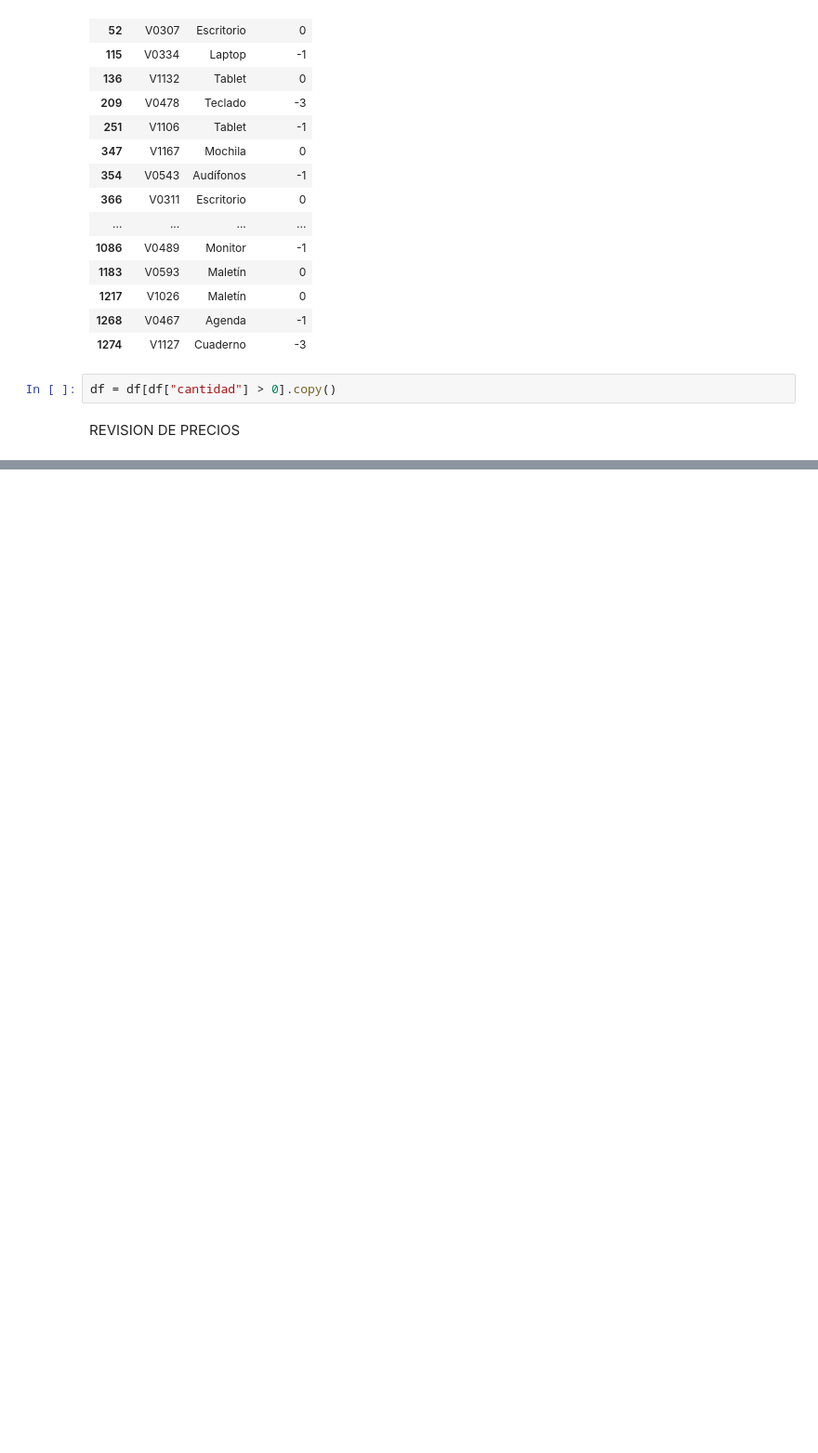
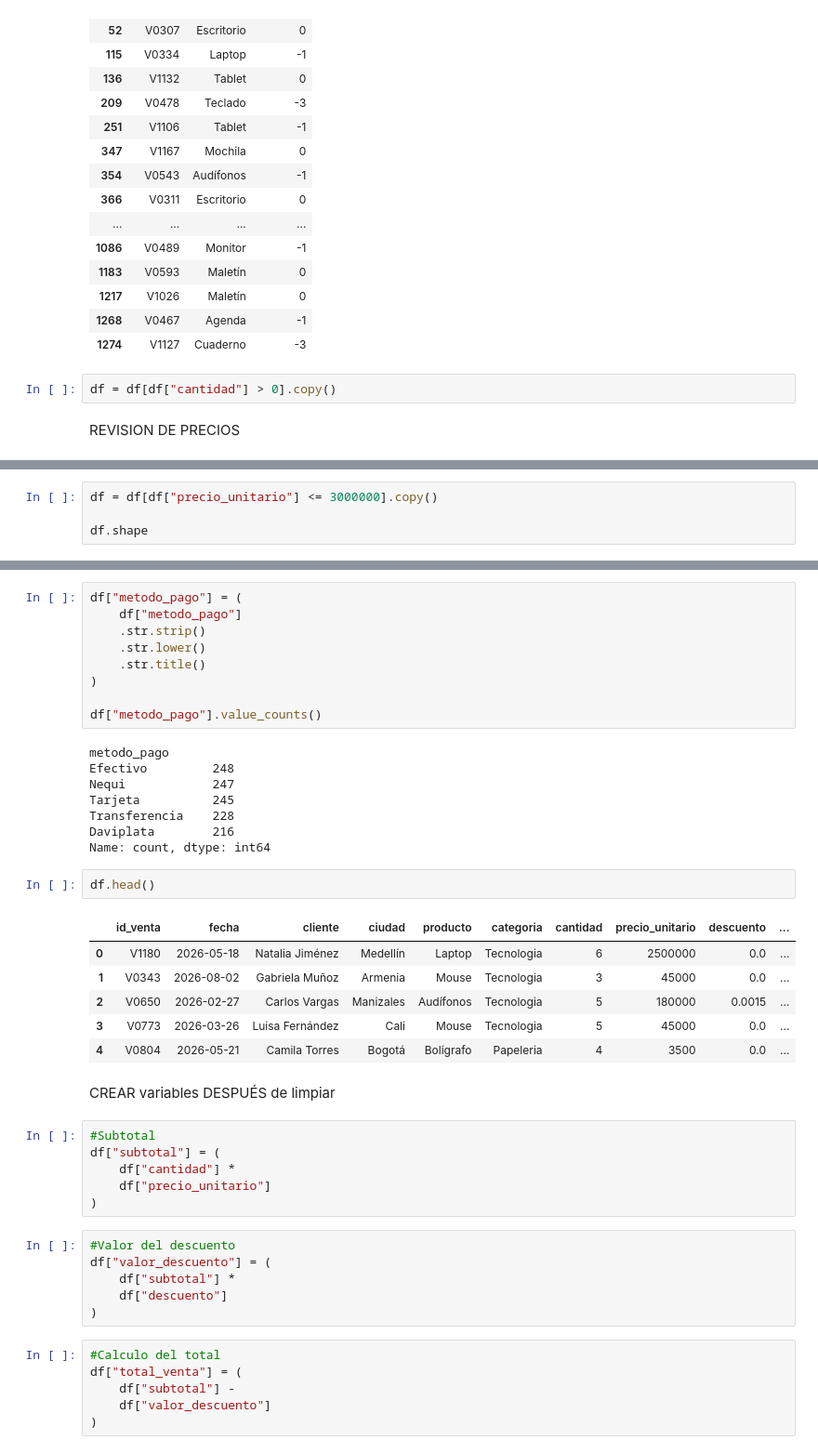
Before and after one commit to maria-romerol/Entregables-BIT-MariaRomero, a Jupyter notebook: Actividad 20261015/13102026.ipynb, the cells around one changed output, grey strips where cells are left out. Shown at 93% size. Saved outputs shown, nothing was run; the diff lists cells and outputs as text; blank space fills up the shorter version.

```diff
--- a/Actividad 20261015/13102026.ipynb
+++ b/Actividad 20261015/13102026.ipynb
@@ -683,0 +737,4 @@ REVISION DE PRECIOS
+# %%
+df = df[df["precio_unitario"] <= 3000000].copy()
+
+df.shape
@@ -683,0 +756,46 @@ REVISION DE PRECIOS
+# %%
+df["metodo_pago"] = (
+    df["metodo_pago"]
+    .str.strip()
+    .str.lower()
+    .str.title()
+)
+
+df["metodo_pago"].value_counts()
+# %% [output]
+metodo_pago
+Efectivo         248
+Nequi            247
+Tarjeta          245
+Transferencia    228
+Daviplata        216
+Name: count, dtype: int64
+# %%
+df.head()
+# %% [output]
+|  | id_venta | fecha | cliente | ciudad | producto | categoria | cantidad | precio_unitario | descuento | ... |
+| 0 | V1180 | 2026-05-18 | Natalia Jiménez | Medellín | Laptop | Tecnologia | 6 | 2500000 | 0.0 | ... |
+| 1 | V0343 | 2026-08-02 | Gabriela Muñoz | Armenia | Mouse | Tecnologia | 3 | 45000 | 0.0 | ... |
+| 2 | V0650 | 2026-02-27 | Carlos Vargas | Manizales | Audífonos | Tecnologia | 5 | 180000 | 0.0015 | ... |
+| 3 | V0773 | 2026-03-26 | Luisa Fernández | Cali | Mouse | Tecnologia | 5 | 45000 | 0.0 | ... |
+| 4 | V0804 | 2026-05-21 | Camila Torres | Bogotá | Bolígrafo | Papeleria | 4 | 3500 | 0.0 | ... |
+# %% [markdown]
+CREAR variables DESPUÉS de limpiar
+# %%
+#Subtotal
+df["subtotal"] = (
+    df["cantidad"] *
+    df["precio_unitario"]
+)
+# %%
+#Valor del descuento
+df["valor_descuento"] = (
+    df["subtotal"] *
+    df["descuento"]
+)
+# %%
+#Calculo del total
+df["total_venta"] = (
+    df["subtotal"] -
+    df["valor_descuento"]
+)
```
Also changed, not shown: parts of 13 cells of this notebook, 4 other files.
